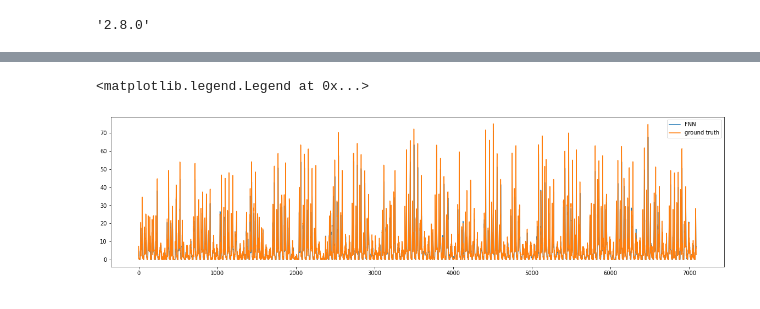
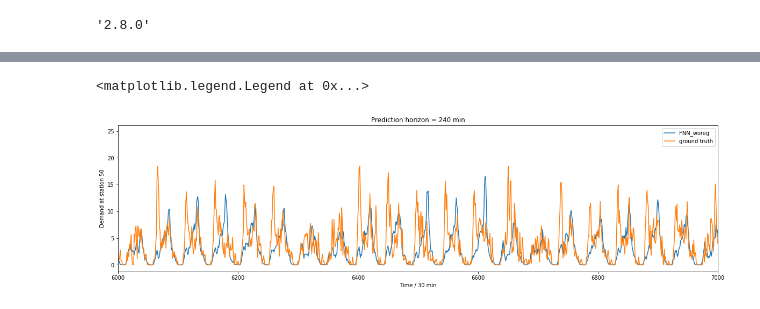
Before and after one commit to vursekar/time-adaptive-gnn, a Jupyter notebook: bike_share/model-test.ipynb, the cells around one changed output, grey strips where cells are left out. Cells and saved outputs as stored; diff of their text form; code cells hidden in the pictures.

Commit message:
fixed models; added specs to run

```diff
--- a/bike_share/model-test.ipynb
+++ b/bike_share/model-test.ipynb
@@ -161,14 +182,20 @@ INFO:tensorflow:Assets written to: stored_models/FNN_model/assets
 # %%
-station = 0
-horizon = 0
+station = 50
+horizon = 8
+feature = 0
+feature_labels = {0: 'Demand', 1: 'Supply'}
 
 horizon_predictions = seq_from_windows(predictions, horizon=horizon)
 horizon_ground_truth = seq_from_windows(y_test, horizon=horizon)
 
 plt.figure(figsize=(20,5))
-plt.plot(horizon_predictions[station,:,0],label=training_specs['model_name'])
-plt.plot(horizon_ground_truth[station,:,0],label='ground truth')
+plt.xlim(6000,7000)
+plt.title(f"Prediction horizon = {horizon * 30} min")
+plt.xlabel("Time / 30 min")
+plt.ylabel(f"{feature_labels[feature]} at station {station}")
+plt.plot(horizon_predictions[station,:,feature],label=training_specs['model_name'])
+plt.plot(horizon_ground_truth[station,:,feature],label='ground truth')
 plt.legend()
 # %% [output]
 <matplotlib.legend.Legend at 0x...>
-[figure, old version]
+[figure, new version]
```
Also changed, not shown: parts of 6 cells of this notebook, 3 other files.
